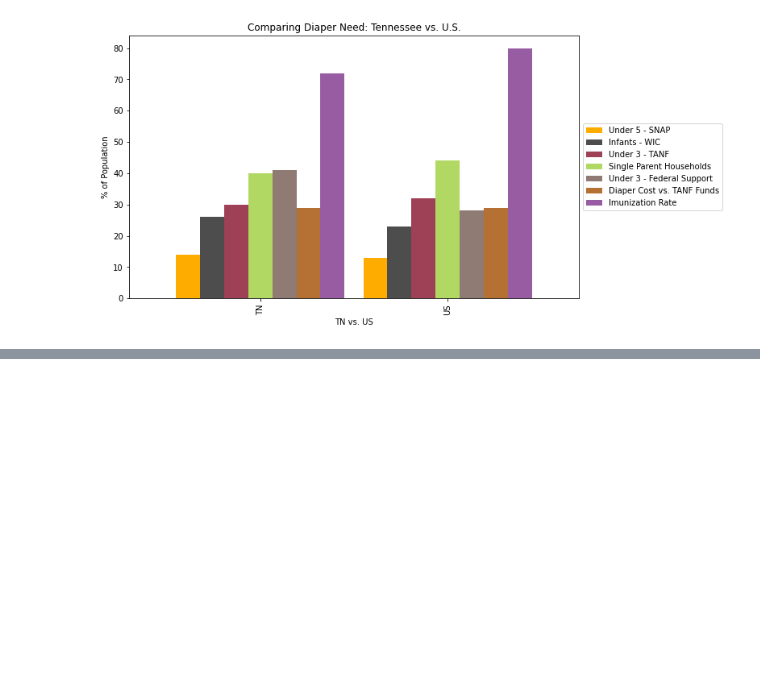
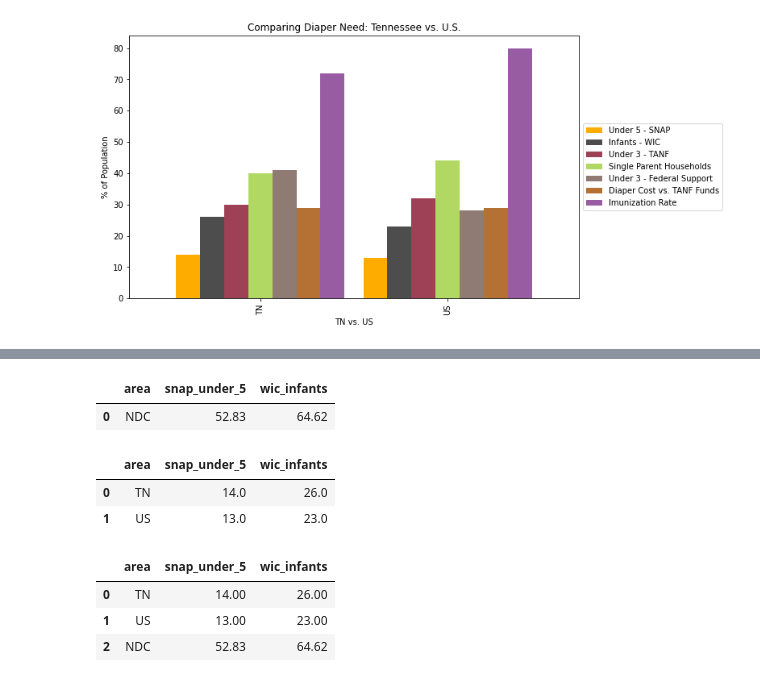
Before and after one commit to paulballenger/nashville_diaper_connection, a Jupyter notebook: notebooks/tn_us_diaper.ipynb, the cells around one changed output, grey strips where cells are left out. Drawn from its saved outputs; the diff is of its cells as text; code cells hidden in the pictures; blank space fills up the shorter version.

Commit message:
lots more tableau

```diff
--- a/notebooks/tn_us_diaper.ipynb
+++ b/notebooks/tn_us_diaper.ipynb
@@ -142,0 +162,7 @@ plt.show();
+# %%
+#only keep needed columns
+ndc_survey = ndc_survey[['Area',
+            'SNAP?',
+            'WIC?'
+            ]].copy()
+ndc_survey.head()
@@ -142,0 +172,7 @@ plt.show();
+# %%
+#rename columns
+ndc_survey = ndc_survey.rename(columns = {'Area':'area',
+                                 'SNAP?':'snap_under_5',
+                                 'WIC?':'wic_infants'
+                                             })
+ndc_survey.info()
@@ -142,0 +190,28 @@ plt.show();
+# %%
+#convert strings to intigers
+ndc_survey['snap_under_5'] = ndc_survey['snap_under_5'].str.strip('%').astype(float)
+ndc_survey['wic_infants'] = ndc_survey['wic_infants'].str.strip('%').astype(float)
+ndc_survey
+# %% [output]
+|  | area | snap_under_5 | wic_infants |
+| 0 | NDC | 52.83 | 64.62 |
+# %%
+#remove unneeded columns from tn_us
+tn_us = tn_us[['area',
+            'snap_under_5',
+            'wic_infants'
+            ]].copy()
+tn_us.head()
+# %% [output]
+|  | area | snap_under_5 | wic_infants |
+| 0 | TN | 14.0 | 26.0 |
+| 1 | US | 13.0 | 23.0 |
+# %%
+#merge datasets
+gov_assist = pd.merge(tn_us, ndc_survey, on = ['area', 'snap_under_5', 'wic_infants'],how = 'outer')
+gov_assist
+# %% [output]
+|  | area | snap_under_5 | wic_infants |
+| 0 | TN | 14.00 | 26.00 |
+| 1 | US | 13.00 | 23.00 |
+| 2 | NDC | 52.83 | 64.62 |
```
Also changed, not shown: parts of 6 cells of this notebook, 11 other files.
